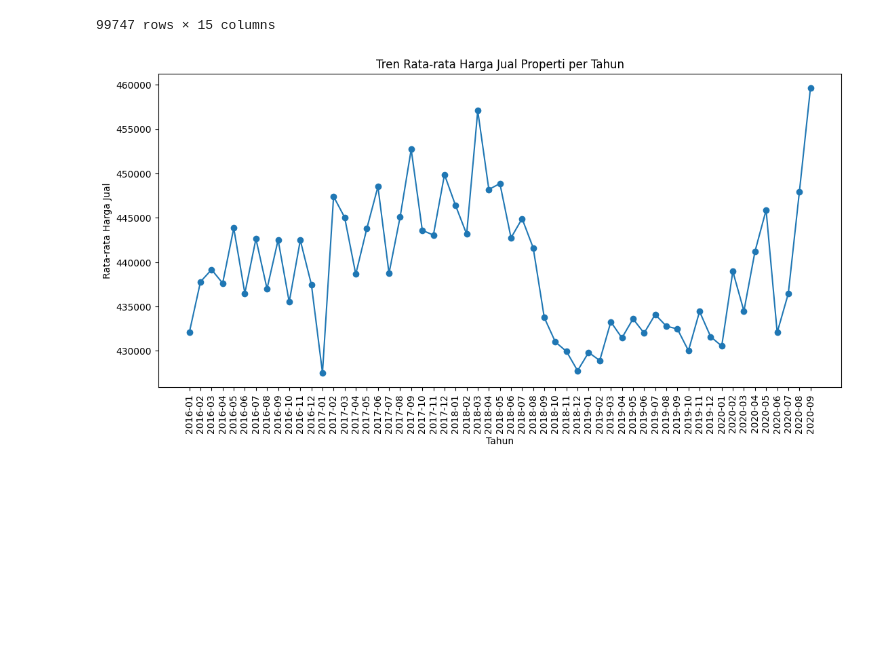
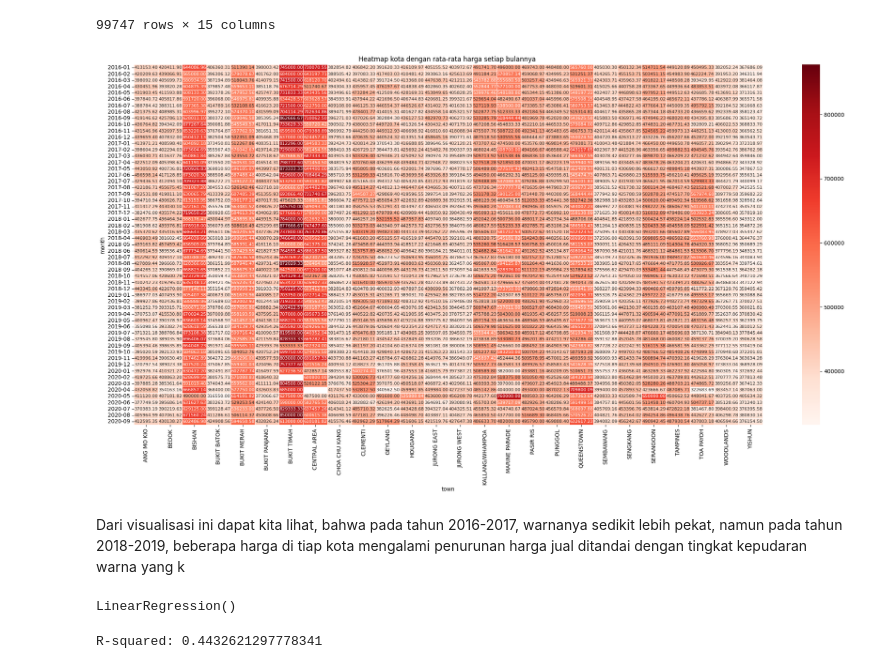
Before and after one commit to mhmhatta/SGResalePrice, a Jupyter notebook: Tubes PML Kelompok GaNi.ipynb, the cells around one changed output. Cells and saved outputs as stored; diff of their text form; code cells hidden in the pictures; blank space fills up the shorter version.

```diff
--- a/Tubes PML Kelompok GaNi.ipynb
+++ b/Tubes PML Kelompok GaNi.ipynb
@@ -381,3 +385,7 @@ df.iloc[true_indices]
 246 rows × 11 columns
 # %% [markdown]
 Setelah benar benar yakin akan menghapus dataset tersebut, maka kita akan menghapus data diatas dengan menggunakan fungsi drop
+# %%
+df = df.drop_duplicates()
+
+df
@@ -621,15 +643,27 @@ df
 | 99745 | 2020-09 | YISHUN | EXECUTIVE | 791 | YISHUN AVE 2 | 04 TO 06 | 146.0 | Maisonette | ... |
 | 99746 | 2020-09 | YISHUN | EXECUTIVE | 387 | YISHUN RING RD | 04 TO 06 | 146.0 | Maisonette | ... |
 99747 rows × 15 columns
-# %%
-average_price_per_year = df.groupby('month')['resale_price'].mean()
-
-plt.figure(figsize=(13, 6))
-plt.plot(average_price_per_year.index, average_price_per_year.values, marker='o')
-plt.title('Tren Rata-rata Harga Jual Properti per Tahun')
-plt.xlabel('Tahun')
-plt.ylabel('Rata-rata Harga Jual')
-plt.xticks(rotation = 90)
-plt.show()
-# %% [output]
-[figure, removed]
+# %%
+
+
+# Menentukan urutan kategori flat_type
+town_order = df.town.unique()
+
+# Menghitung rata-rata resale_price_per_sqm untuk setiap flat_type dan kota
+average_price_per_flat_model = df.groupby(['month', 'town'])['resale_price'].mean().reset_index()
+
+# Filter hanya flat_type yang ada dalam urutan yang telah ditentukan
+average_price_per_flat_model = average_price_per_flat_model[average_price_per_flat_model['town'].isin(town_order)]
+
+# Membuat cross-tabulation untuk heatmap dengan rata-rata
+data_collab = pd.crosstab(average_price_per_flat_model['month'], average_price_per_flat_model['town'], values=average_price_per_flat_model['resale_price'], aggfunc='mean')
+
+# Membuat heatmap
+plt.figure(figsize=(26, 12))
+sns.heatmap(data_collab, cmap='Reds', annot=True, fmt='.2f', linewidths=.5, annot_kws={'size': 8})
+plt.title("Heatmap kota dengan rata-rata harga setiap bulannya ")
+plt.show()
+# %% [output]
+[figure, added]
+# %% [markdown]
+Dari visualisasi ini dapat kita lihat, bahwa pada tahun 2016-2017, warnanya sedikit lebih pekat, namun pada tahun 2018-2019, beberapa harga di tiap kota mengalami penurunan harga jual ditandai dengan tingkat kepudaran warna yang k
@@ -635,0 +676,11 @@ plt.show()
+# %%
+model = LinearRegression()
+model.fit(X_train, y_train)
+# %% [output]
+LinearRegression()
+# %%
+y_pred = model.predict(X_test)
+r2 = r2_score(y_test, y_pred)
+print(f'R-squared: {r2}')
+# %% [output]
+R-squared: 0.4432621297778341
```
Also changed, not shown: parts of 5 cells of this notebook.
